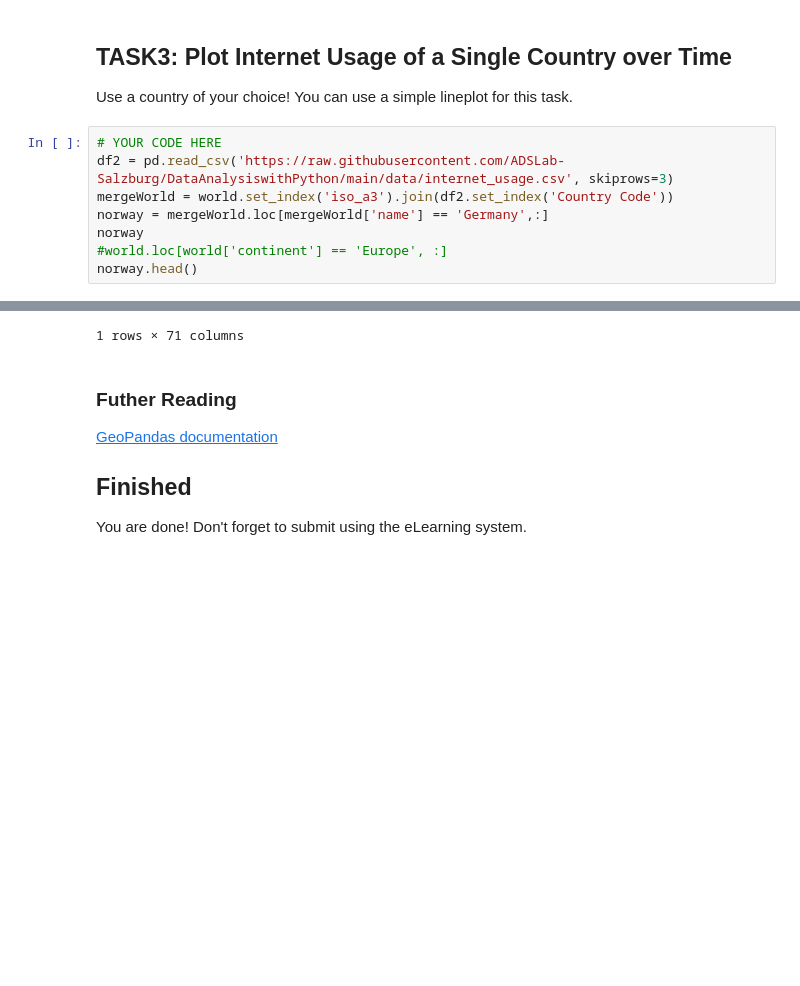
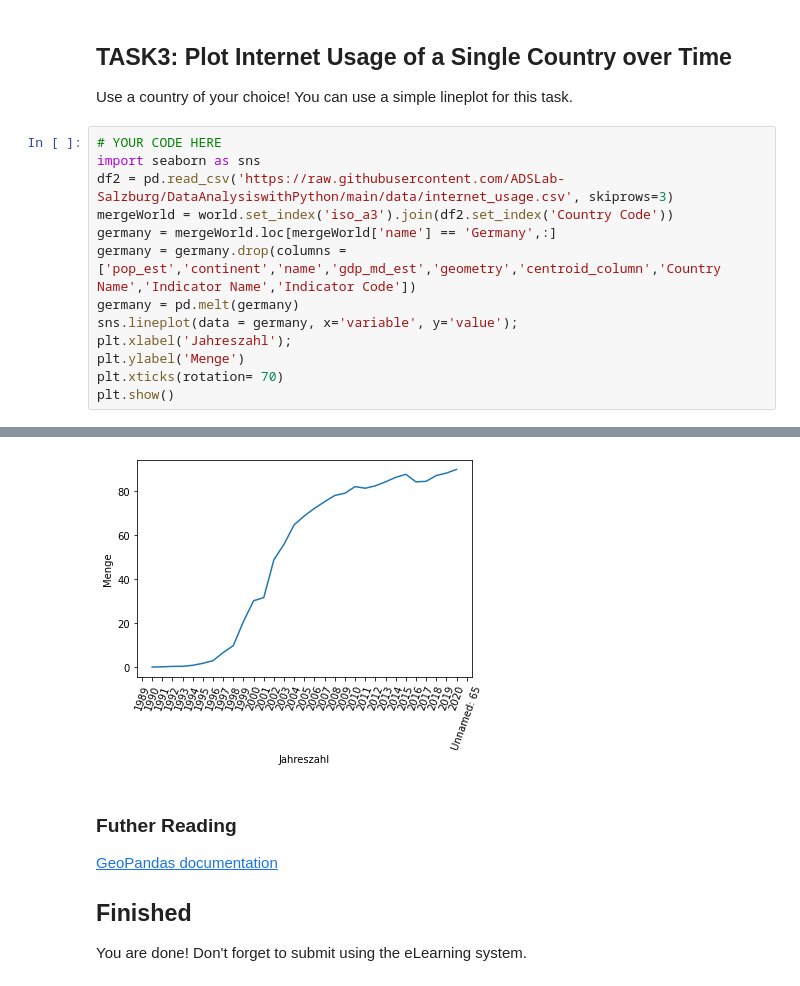
Before and after one commit to s-naegele/Data-Analysis, a Jupyter notebook: Lab/02_Maps.ipynb, the cells around one changed output, grey strips where cells are left out. Cells and saved outputs as stored; diff of their text form; blank space fills up the shorter version.

```diff
--- a/Lab/02_Maps.ipynb
+++ b/Lab/02_Maps.ipynb
@@ -242,10 +252,15 @@ raise NotImplementedError()
 Use a country of your choice! You can use a simple lineplot for this task.
 # %%
 # YOUR CODE HERE
+import seaborn as sns
 df2 = pd.read_csv('https://raw.githubusercontent.com/ADSLab-Salzburg/DataAnalysiswithPython/main/data/internet_usage.csv', skiprows=3)
 mergeWorld = world.set_index('iso_a3').join(df2.set_index('Country Code'))
-norway = mergeWorld.loc[mergeWorld['name'] == 'Germany',:]
-norway
-#world.loc[world['continent'] == 'Europe', :]
-norway.head()
+germany = mergeWorld.loc[mergeWorld['name'] == 'Germany',:]
+germany = germany.drop(columns =['pop_est','continent','name','gdp_md_est','geometry','centroid_column','Country Name','Indicator Name','Indicator Code'])
+germany = pd.melt(germany)
+sns.lineplot(data = germany, x='variable', y='value');
+plt.xlabel('Jahreszahl');
+plt.ylabel('Menge')
+plt.xticks(rotation= 70)
+plt.show()
 # %% [output]
@@ -254,4 +267,4 @@ norway.head()
-1 rows × 71 columns
+[figure, added]
 # %% [markdown]
 ### Futher Reading
 [GeoPandas documentation](http://geopandas.org/)
```
Also changed, not shown: parts of 5 cells of this notebook, 1 other file.
